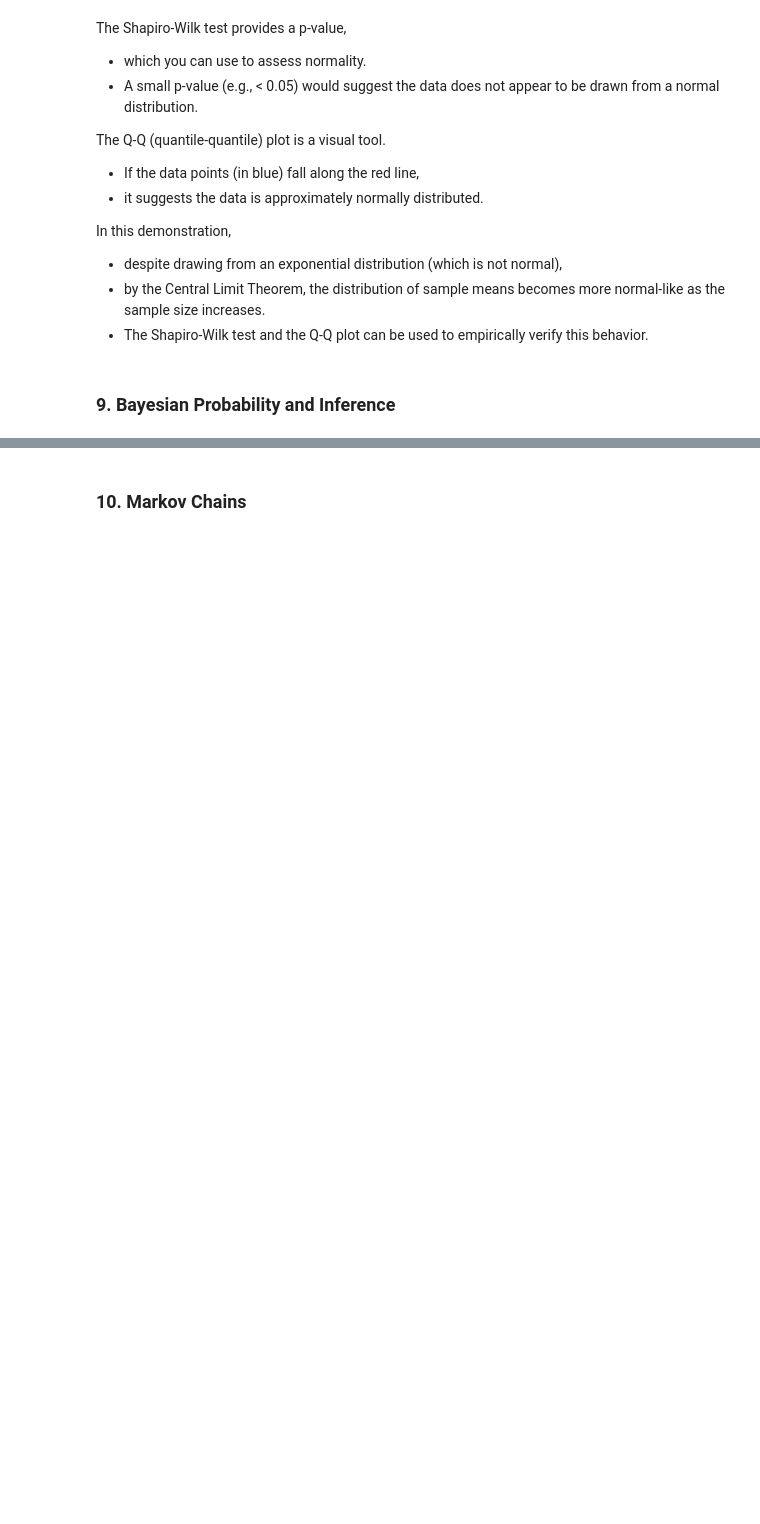
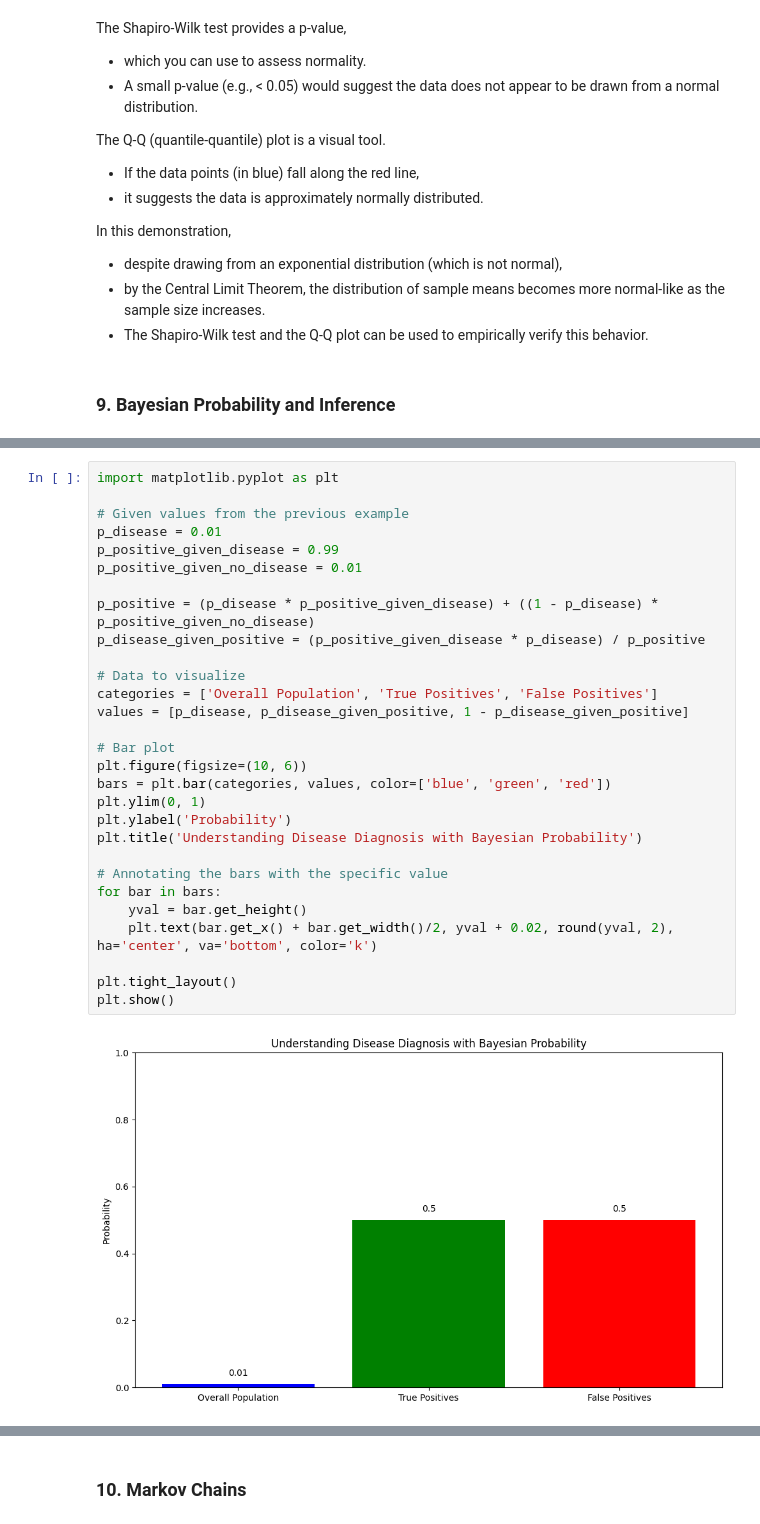
Before and after one commit to natapone/learning_ai_by_coding, a Jupyter notebook: 1-3_probability.ipynb, the cells around one changed output, grey strips where cells are left out. Drawn from its saved outputs; the diff is of its cells as text; blank space fills up the shorter version.

Commit message:
Bayesian

```diff
--- a/1-3_probability.ipynb
+++ b/1-3_probability.ipynb
@@ -1879,0 +1971,31 @@ In this demonstration,
+# %%
+import matplotlib.pyplot as plt
+
+# Given values from the previous example
+p_disease = 0.01
+p_positive_given_disease = 0.99
+p_positive_given_no_disease = 0.01
+
+p_positive = (p_disease * p_positive_given_disease) + ((1 - p_disease) * p_positive_given_no_disease)
+p_disease_given_positive = (p_positive_given_disease * p_disease) / p_positive
+
+# Data to visualize
+categories = ['Overall Population', 'True Positives', 'False Positives']
+values = [p_disease, p_disease_given_positive, 1 - p_disease_given_positive]
+
+# Bar plot
+plt.figure(figsize=(10, 6))
+bars = plt.bar(categories, values, color=['blue', 'green', 'red'])
+plt.ylim(0, 1)
+plt.ylabel('Probability')
+plt.title('Understanding Disease Diagnosis with Bayesian Probability')
+
+# Annotating the bars with the specific value
+for bar in bars:
+    yval = bar.get_height()
+    plt.text(bar.get_x() + bar.get_width()/2, yval + 0.02, round(yval, 2), ha='center', va='bottom', color='k')
+
+plt.tight_layout()
+plt.show()
+# %% [output]
+[figure, added]
```
Also changed, not shown: parts of 12 cells of this notebook.
